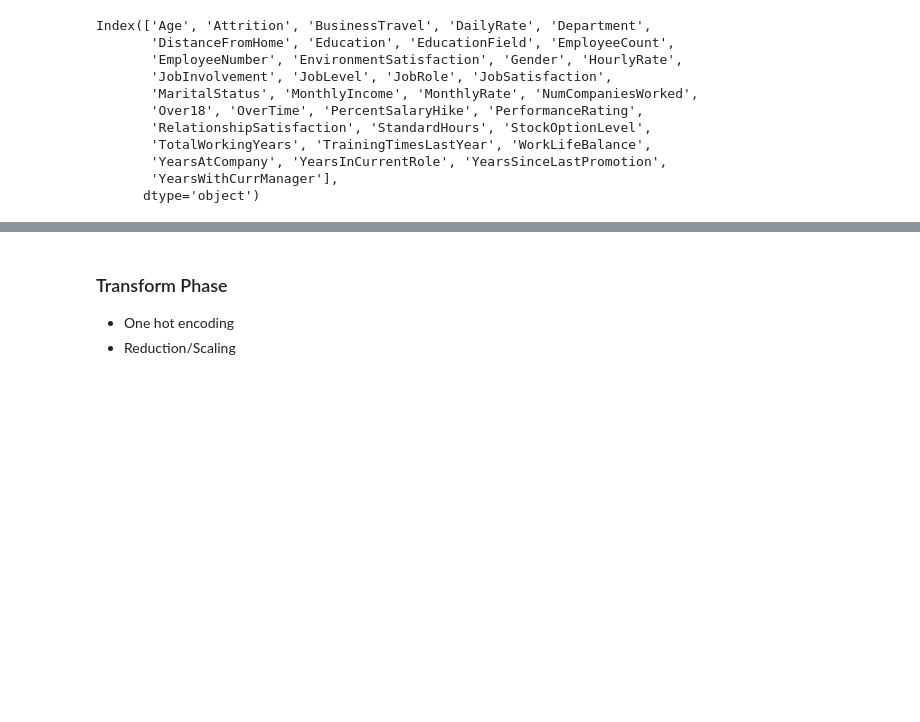
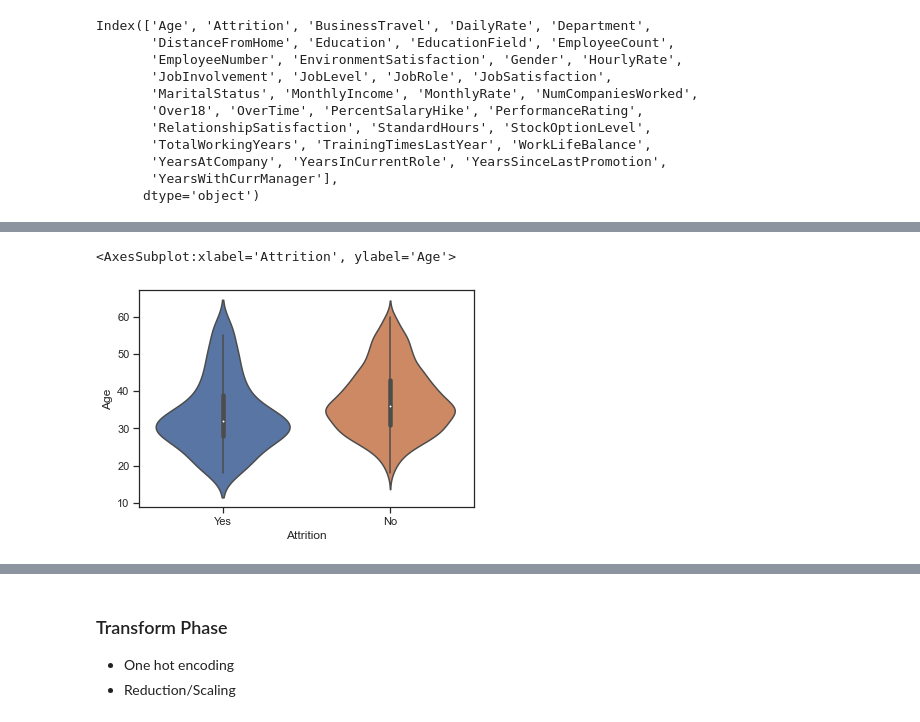
Before and after one commit to lykkelig/Group6_Final_Project, a Jupyter notebook: Exploratory_Data.ipynb, the cells around one changed output, grey strips where cells are left out. Saved outputs shown, nothing was run; the diff lists cells and outputs as text; code cells hidden in the pictures; blank space fills up the shorter version.

```diff
--- a/Exploratory_Data.ipynb
+++ b/Exploratory_Data.ipynb
@@ -376,0 +212,5 @@ sns.catplot(x = 'Attrition', y = 'YearsWithCurrManager', order = ['No', 'Yes'],
+# %%
+sns.violinplot(x = 'Attrition', y = 'Age',  data=hr_df)
+# %% [output]
+<AxesSubplot:xlabel='Attrition', ylabel='Age'>
+[figure, added]
```
Also changed, not shown: parts of 108 cells of this notebook.
